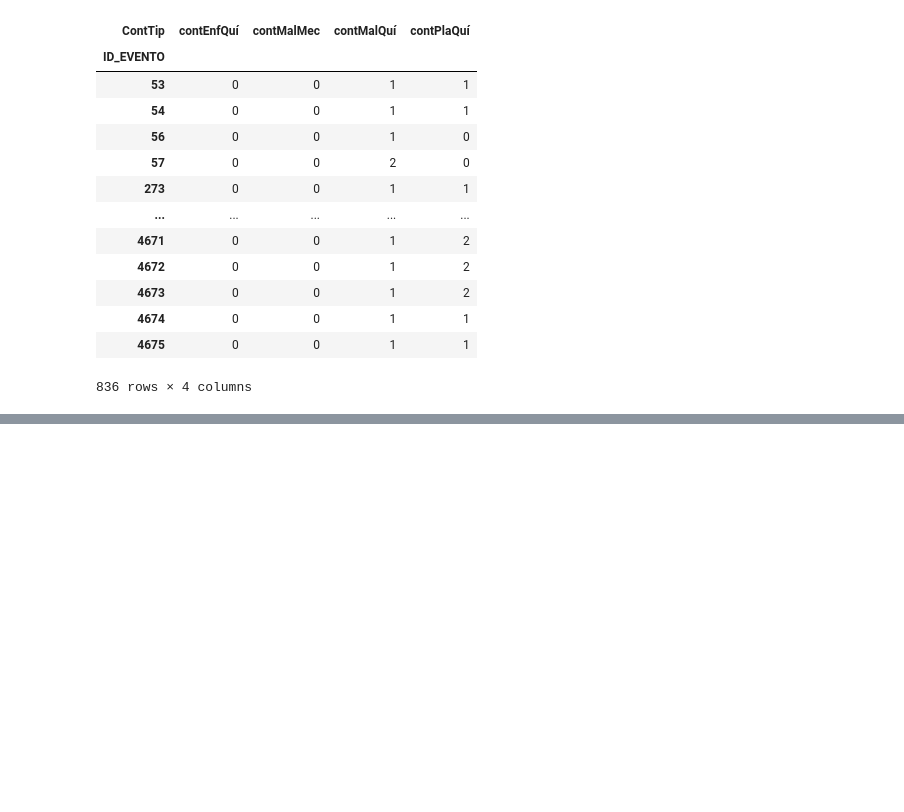
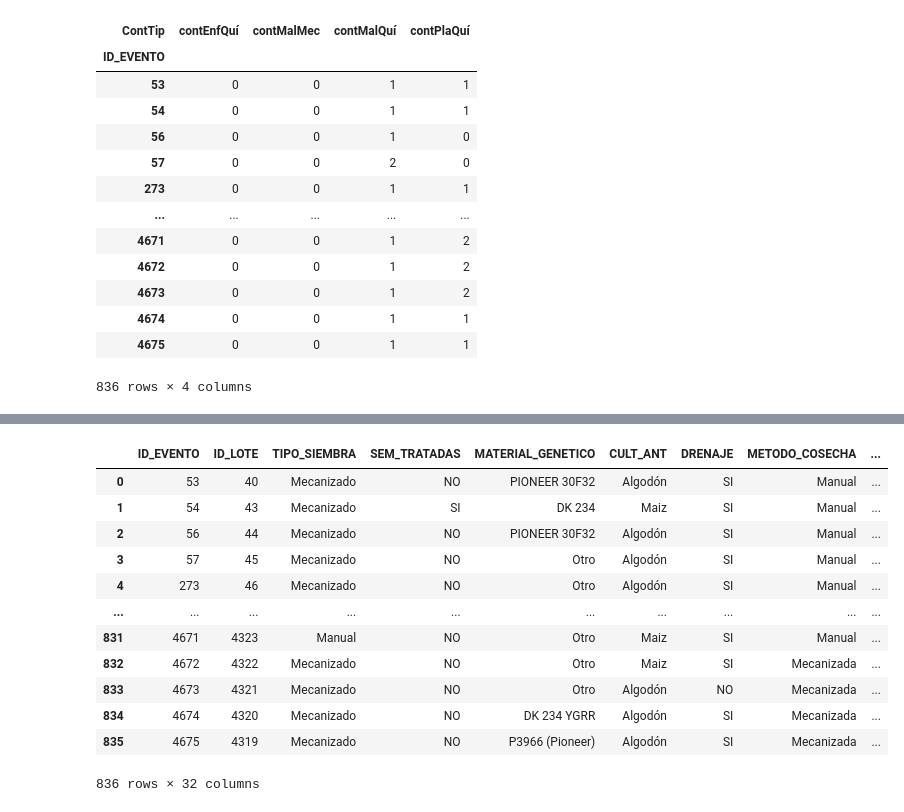
Before and after one commit to GermanMoran/TesisMaestria, a Jupyter notebook: codigos/LIMPIEZA_DATOS.ipynb, the cells around one changed output, grey strips where cells are left out. Saved outputs shown, nothing was run; the diff lists cells and outputs as text; code cells hidden in the pictures; blank space fills up the shorter version.

Commit message:
Nuevos cambio integracion final con el archivo controls.csv

```diff
--- a/codigos/LIMPIEZA_DATOS.ipynb
+++ b/codigos/LIMPIEZA_DATOS.ipynb
@@ -658,0 +731,11 @@ ContEnfQui_Antes_Siem
+# %%
+ColumnasEtapasFiltro = [
+    'ContEnfQui_Antes_Siem', 'ContEnfQui_Siem_Eme', 'ContEnfQui_Emer_Flor','ContEnfQui_Flor_Cose',
+    'ContMalMec_Antes_Siem', 'ContMalMec_Siem_Emer','ContMalMec_Emer_Flor', 'ContMalMec_Flor_Cose',
+    'ContMalQui_Antes_Siem','ContMalQui_Siem_Emer', 'ContMalQui_Emer_Flor', 'ContMalQui_Flor_Cose',
+    'ContPlaQui_Antes_Siem', 'ContPlaQui_Siem_Emer', 'ContPlaQui_Emer_Flor','ContPlaQui_Flor_Cose'
+]
+# %%
+# Columnas para filtrar o realizar el conteo
+controlesPorEtapas = controlesEnEventos.groupby(["ID_EVENTO"]).sum()[ColumnasEtapasFiltro]
+#controlesEnEventosAgupadas
@@ -658,0 +757,3 @@ ContEnfQui_Antes_Siem
+# %%
+# Contruimos el nuevo dataset reseteando lis indices previamente obtenidos
+controlesPorEtapas = controlesPorEtapas.reset_index(drop=False)
@@ -658,0 +775,21 @@ ContEnfQui_Antes_Siem
+# %%
+# De manera Analoga al caso anterior se hace un mergue con las columnas que van destinadas
+# a la construccón final del dataset.
+
+eventosFinales = pd.merge(evento_cordoba,controlesPorEtapas,how='inner')
+# %%
+eventosFinales
+# %% [output]
+|  | ID_EVENTO | ID_LOTE | TIPO_SIEMBRA | SEM_TRATADAS | MATERIAL_GENETICO | CULT_ANT | DRENAJE | METODO_COSECHA | ... |
+| 0 | 53 | 40 | Mecanizado | NO | PIONEER 30F32 | Algodón | SI | Manual | ... |
+| 1 | 54 | 43 | Mecanizado | SI | DK 234 | Maiz | SI | Manual | ... |
+| 2 | 56 | 44 | Mecanizado | NO | PIONEER 30F32 | Algodón | SI | Manual | ... |
+| 3 | 57 | 45 | Mecanizado | NO | Otro | Algodón | SI | Manual | ... |
+| 4 | 273 | 46 | Mecanizado | NO | Otro | Algodón | SI | Manual | ... |
+| ... | ... | ... | ... | ... | ... | ... | ... | ... | ... |
+| 831 | 4671 | 4323 | Manual | NO | Otro | Maiz | SI | Manual | ... |
+| 832 | 4672 | 4322 | Mecanizado | NO | Otro | Maiz | SI | Mecanizada | ... |
+| 833 | 4673 | 4321 | Mecanizado | NO | Otro | Algodón | NO | Mecanizada | ... |
+| 834 | 4674 | 4320 | Mecanizado | NO | DK 234 YGRR | Algodón | SI | Mecanizada | ... |
+| 835 | 4675 | 4319 | Mecanizado | NO | P3966 (Pioneer) | Algodón | SI | Mecanizada | ... |
+836 rows × 32 columns
```
Also changed, not shown: parts of 33 cells of this notebook, 2 other files.
